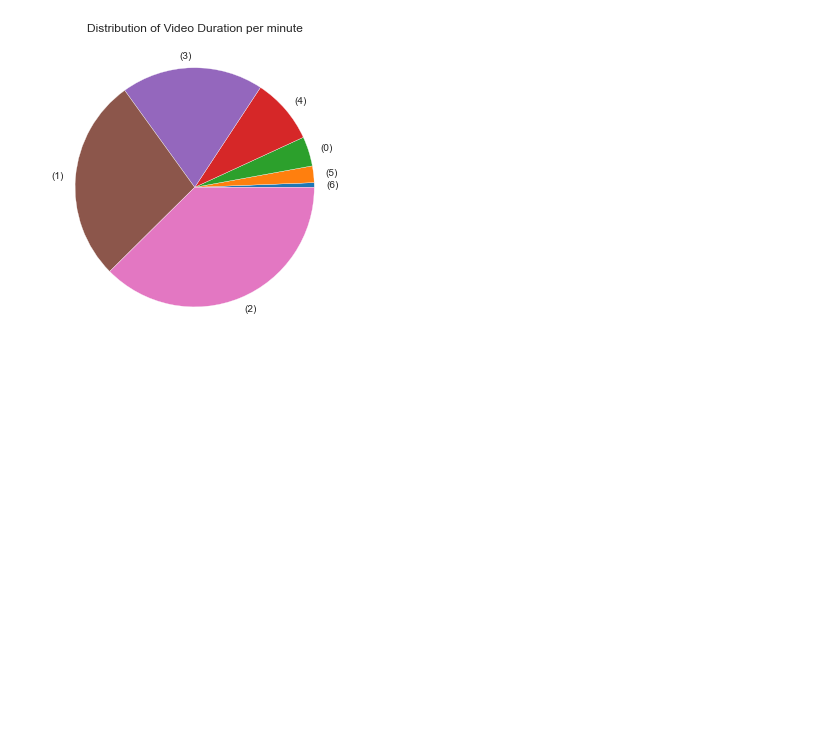
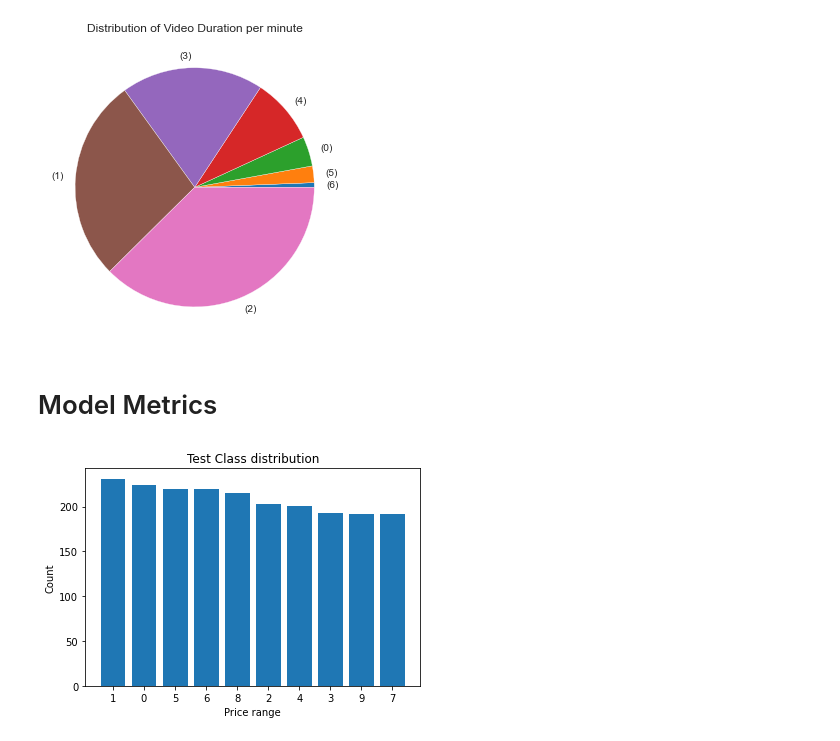
Before and after one commit to Cawinchan/opensea_data_extractor, a Jupyter notebook: data_visualisation.ipynb, the cells around one changed output. Cells and saved outputs as stored; diff of their text form; code cells hidden in the pictures; blank space fills up the shorter version.

Commit message:
Add model evaluation

```diff
--- a/data_visualisation.ipynb
+++ b/data_visualisation.ipynb
@@ -275,3 +275,40 @@ counter_to_graph(plt.pie,video_duration,column_name='Duration',title_name='Distr
 plt.savefig('visualisations/Distribution_of_Video_Duration_per_minute.pdf')
 # %% [output]
 [figure]
+# %% [markdown]
+# Model Metrics
+# %%
+# with open("src/model_evaluation/predicted_label.py","r") as f:
+#     print(f.read())
+import pandas as pd
+test_df = pd.read_csv("src/model_evaluation/predicted_label.py",index_col=None)
+test_df.columns = test_df.columns.str.replace("'","")
+test_df.columns = test_df.columns.str.replace("ids","")
+test_df.columns = test_df.columns.str.replace("=","")
+test_df.columns = test_df.columns.str.replace("[","")
+test_df.columns = test_df.columns.str.replace("]","")
+test_df.columns = test_df.columns.str.strip()
+test_df.columns = test_df.columns.str.lstrip('0') # Remove zeros
+
+test_df[test_df.columns[0]] = test_df[test_df.columns[0]].str.replace("labels","")
+test_df[test_df.columns[0]] = test_df[test_df.columns[0]].str.replace("preds","")
+test_df[test_df.columns[0]] = test_df[test_df.columns[0]].str.replace("=","")
+test_df[test_df.columns[0]] = test_df[test_df.columns[0]].str.replace("[","")
+test_df[test_df.columns[0]] = test_df[test_df.columns[0]].str.replace("]","")
+test_df[test_df.columns[0]] = test_df[test_df.columns[0]].str.strip()
+test_df[test_df.columns[-1]] = test_df[test_df.columns[-1]].str.replace("]","")
+test_df[test_df.columns[0]] = pd.to_numeric(test_df[test_df.columns[0]])
+test_df[test_df.columns[-1]] = pd.to_numeric(test_df[test_df.columns[-1]])
+test_df = test_df.transpose()
+test_df.columns = ['labels','preds']
+# %%
+from matplotlib import pyplot as plt
+
+
+plt.bar([str(x) for x in test_df.labels.value_counts().keys()],test_df.labels.value_counts().values)
+plt.ylabel('Count')
+plt.xlabel('Price range')
+plt.title('Test Class distribution')
+plt.savefig('visualisations/Test Class distribution.pdf')
+# %% [output]
+[figure, added]
```
Also changed, not shown: parts of 5 cells of this notebook, 5 other files.
